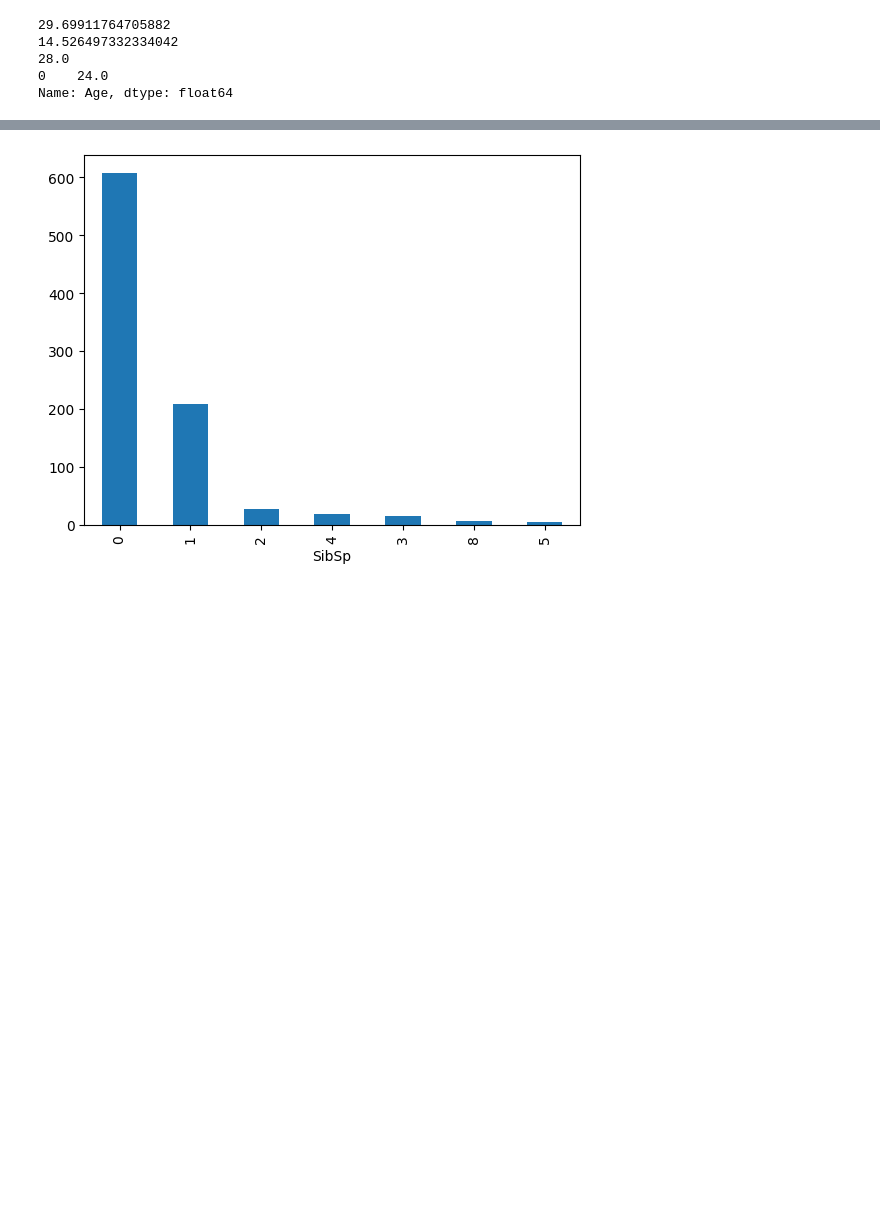
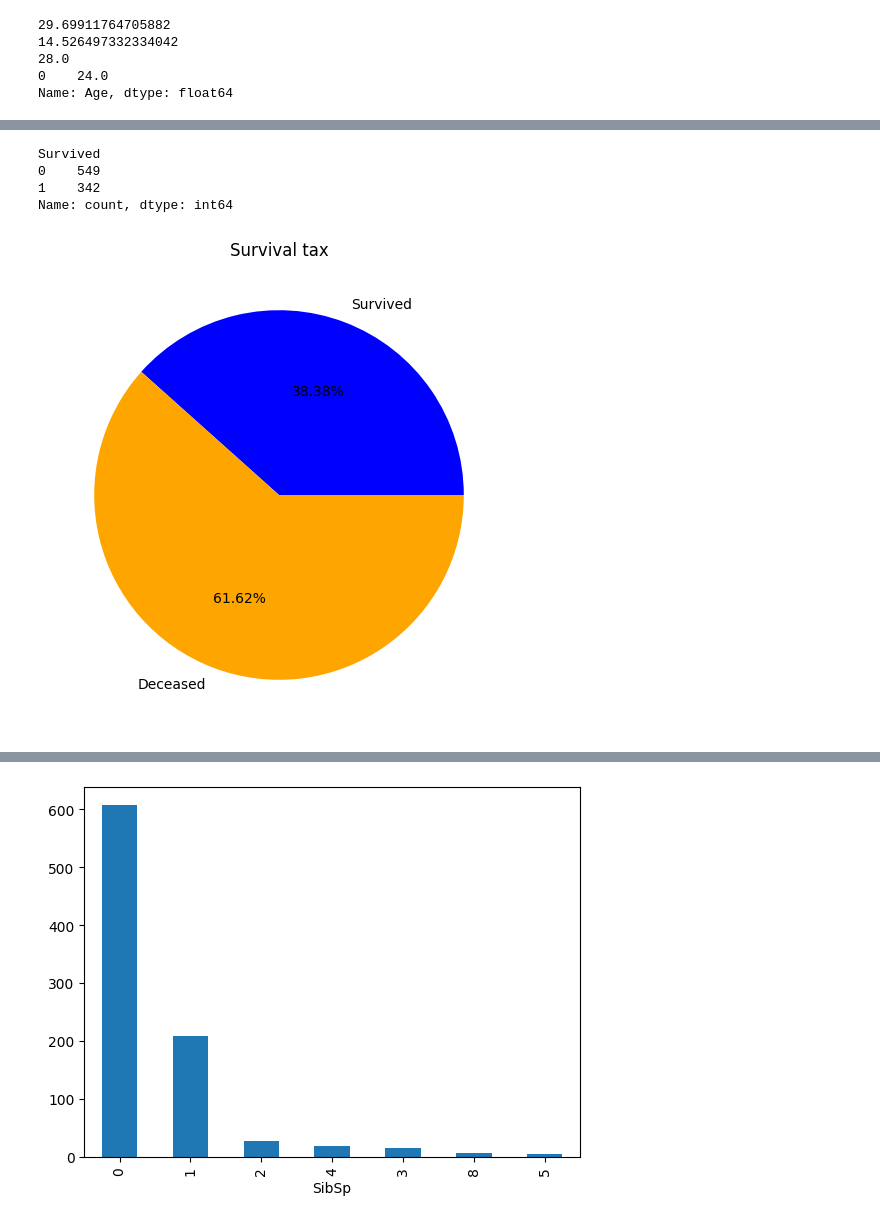
Before and after one commit to thiagotkd2/Kaggle-Titanic, a Jupyter notebook: titanic-notebook.ipynb, the cells around one changed output, grey strips where cells are left out. Saved outputs shown, nothing was run; the diff lists cells and outputs as text; code cells hidden in the pictures; blank space fills up the shorter version.

```diff
--- a/titanic-notebook.ipynb
+++ b/titanic-notebook.ipynb
@@ -213,0 +209,14 @@ Name: count, dtype: int64
+# %%
+survival = train_data['Survived']
+print(train_data['Survived'].value_counts()) # try pie
+
+plt.figure(figsize=(8,6))
+plt.pie([survival[survival==1].count(), survival[survival==0].count()], labels=['Survived', 'Deceased'], autopct='%1.2f%%', colors = ['blue', 'orange'])
+plt.title('Survival tax')
+plt.show()
+# %% [output]
+Survived
+0    549
+1    342
+Name: count, dtype: int64
+[figure, added]
```
Also changed, not shown: parts of 21 cells of this notebook.
